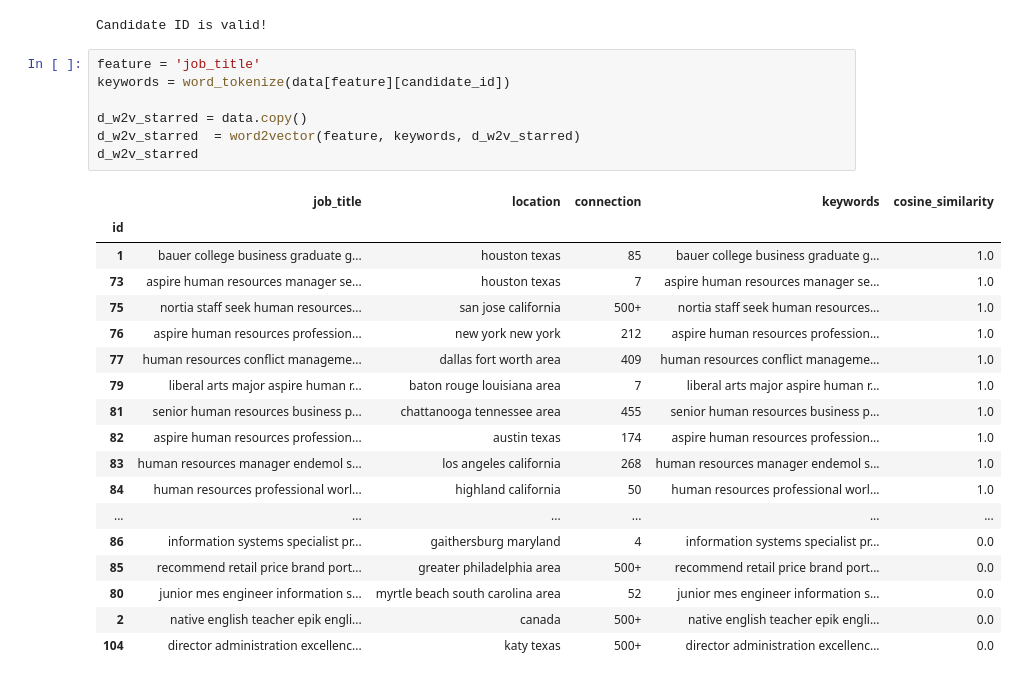
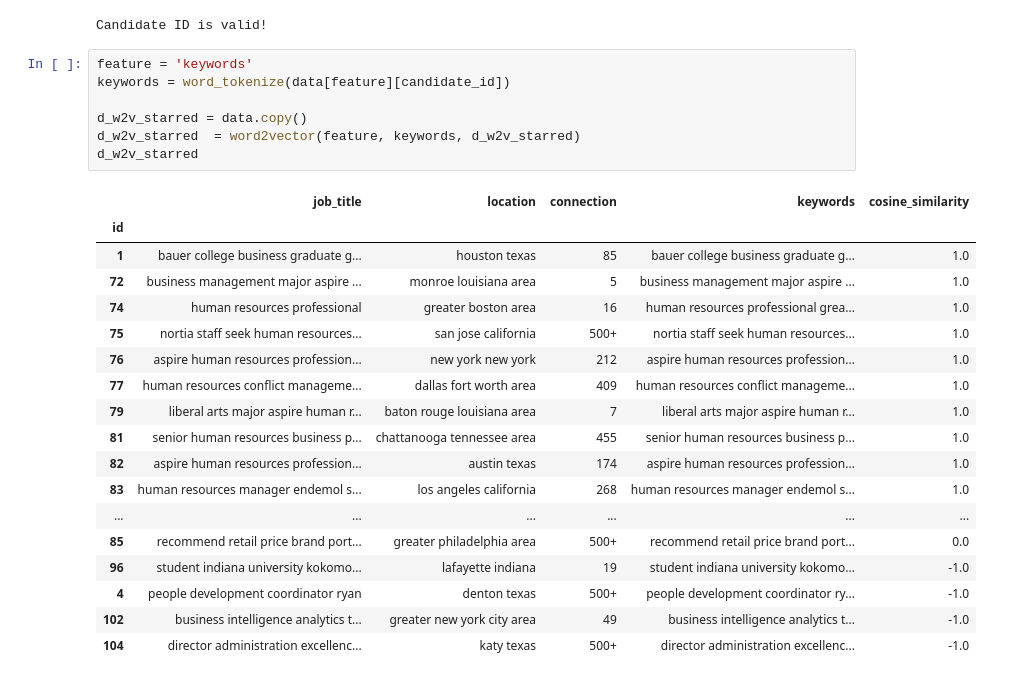
Before and after one commit to NNtorvas/PotentialTalents, a Jupyter notebook: potential_talents_notebook.ipynb, the cells around one changed output. Drawn from its saved outputs; the diff is of its cells as text.

```diff
--- a/potential_talents_notebook.ipynb
+++ b/potential_talents_notebook.ipynb
@@ -365,17 +365,18 @@ else:
 # %% [output]
 Candidate ID is valid!
 # %%
-feature = 'job_title'
+feature = 'keywords'
 keywords = word_tokenize(data[feature][candidate_id])
 
 d_w2v_starred = data.copy()
 d_w2v_starred  = word2vector(feature, keywords, d_w2v_starred)
 d_w2v_starred
 # %% [output]
 |  | job_title | location | connection | keywords | cosine_similarity |
 | id |  |  |  |  |  |
 | 1 | bauer college business graduate g... | houston texas | 85 | bauer college business graduate g... | 1.0 |
-| 73 | aspire human resources manager se... | houston texas | 7 | aspire human resources manager se... | 1.0 |
+| 72 | business management major aspire ... | monroe louisiana area | 5 | business management major aspire ... | 1.0 |
+| 74 | human resources professional | greater boston area | 16 | human resources professional grea... | 1.0 |
 | 75 | nortia staff seek human resources... | san jose california | 500+ | nortia staff seek human resources... | 1.0 |
 | 76 | aspire human resources profession... | new york new york | 212 | aspire human resources profession... | 1.0 |
 | 77 | human resources conflict manageme... | dallas fort worth area | 409 | human resources conflict manageme... | 1.0 |
@@ -383,10 +384,9 @@ d_w2v_starred
 | 81 | senior human resources business p... | chattanooga tennessee area | 455 | senior human resources business p... | 1.0 |
 | 82 | aspire human resources profession... | austin texas | 174 | aspire human resources profession... | 1.0 |
 | 83 | human resources manager endemol s... | los angeles california | 268 | human resources manager endemol s... | 1.0 |
-| 84 | human resources professional worl... | highland california | 50 | human resources professional worl... | 1.0 |
 | ... | ... | ... | ... | ... | ... |
-| 86 | information systems specialist pr... | gaithersburg maryland | 4 | information systems specialist pr... | 0.0 |
 | 85 | recommend retail price brand port... | greater philadelphia area | 500+ | recommend retail price brand port... | 0.0 |
-| 80 | junior mes engineer information s... | myrtle beach south carolina area | 52 | junior mes engineer information s... | 0.0 |
-| 2 | native english teacher epik engli... | canada | 500+ | native english teacher epik engli... | 0.0 |
-| 104 | director administration excellenc... | katy texas | 500+ | director administration excellenc... | 0.0 |
+| 96 | student indiana university kokomo... | lafayette indiana | 19 | student indiana university kokomo... | -1.0 |
+| 4 | people development coordinator ryan | denton texas | 500+ | people development coordinator ry... | -1.0 |
+| 102 | business intelligence analytics t... | greater new york city area | 49 | business intelligence analytics t... | -1.0 |
+| 104 | director administration excellenc... | katy texas | 500+ | director administration excellenc... | -1.0 |
```
Also changed, not shown: parts of 1 cell of this notebook.
